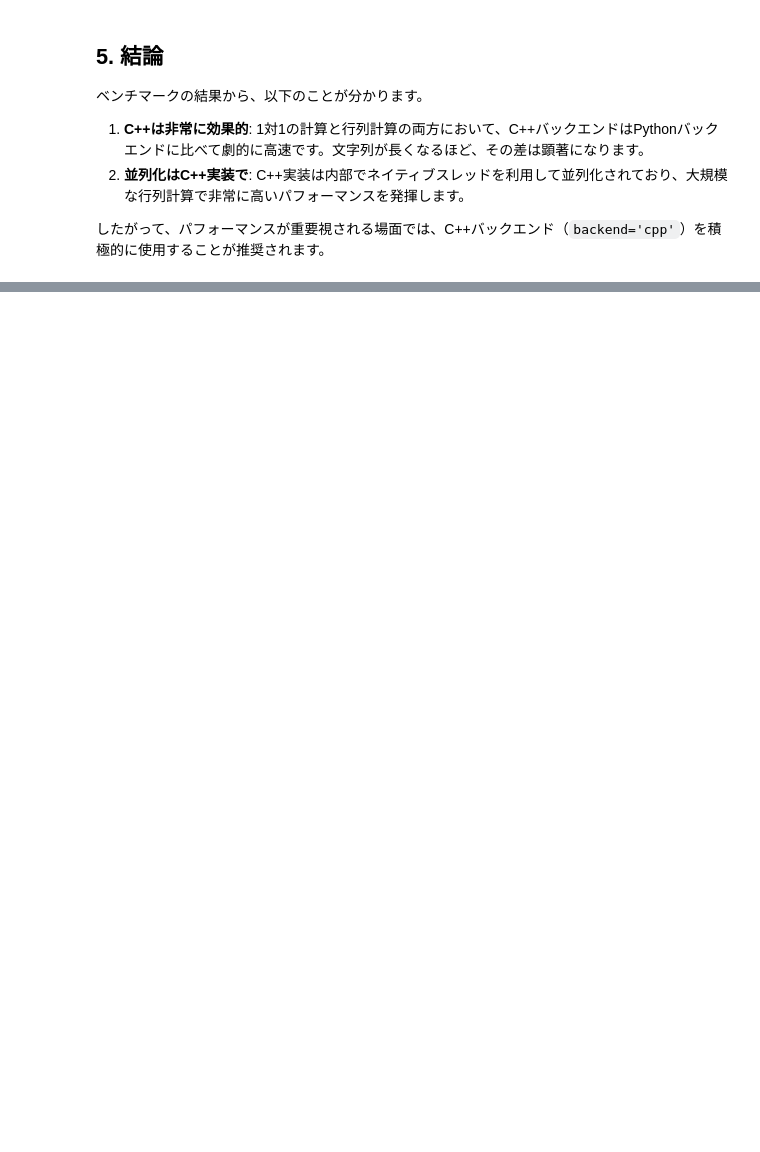
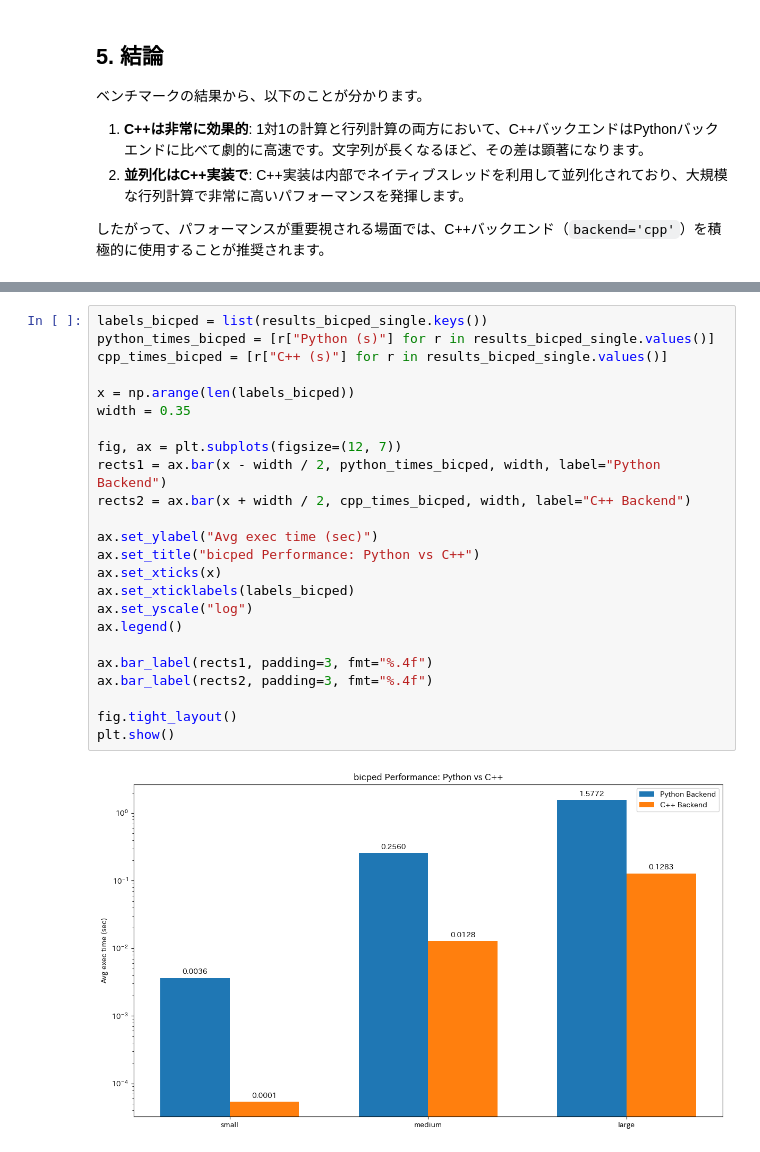
Before and after one commit to t-uda/repmetric, a Jupyter notebook: notebooks/performance_comparison.ipynb, the cells around one changed output, grey strips where cells are left out. Saved outputs shown, nothing was run; the diff lists cells and outputs as text; blank space fills up the shorter version.

```diff
--- a/notebooks/performance_comparison.ipynb
+++ b/notebooks/performance_comparison.ipynb
@@ -191,0 +276,26 @@ plt.show()
+# %%
+labels_bicped = list(results_bicped_single.keys())
+python_times_bicped = [r["Python (s)"] for r in results_bicped_single.values()]
+cpp_times_bicped = [r["C++ (s)"] for r in results_bicped_single.values()]
+
+x = np.arange(len(labels_bicped))
+width = 0.35
+
+fig, ax = plt.subplots(figsize=(12, 7))
+rects1 = ax.bar(x - width / 2, python_times_bicped, width, label="Python Backend")
+rects2 = ax.bar(x + width / 2, cpp_times_bicped, width, label="C++ Backend")
+
+ax.set_ylabel("Avg exec time (sec)")
+ax.set_title("bicped Performance: Python vs C++")
+ax.set_xticks(x)
+ax.set_xticklabels(labels_bicped)
+ax.set_yscale("log")
+ax.legend()
+
+ax.bar_label(rects1, padding=3, fmt="%.4f")
+ax.bar_label(rects2, padding=3, fmt="%.4f")
+
+fig.tight_layout()
+plt.show()
+# %% [output]
+[figure, added]
```
Also changed, not shown: parts of 11 cells of this notebook.
